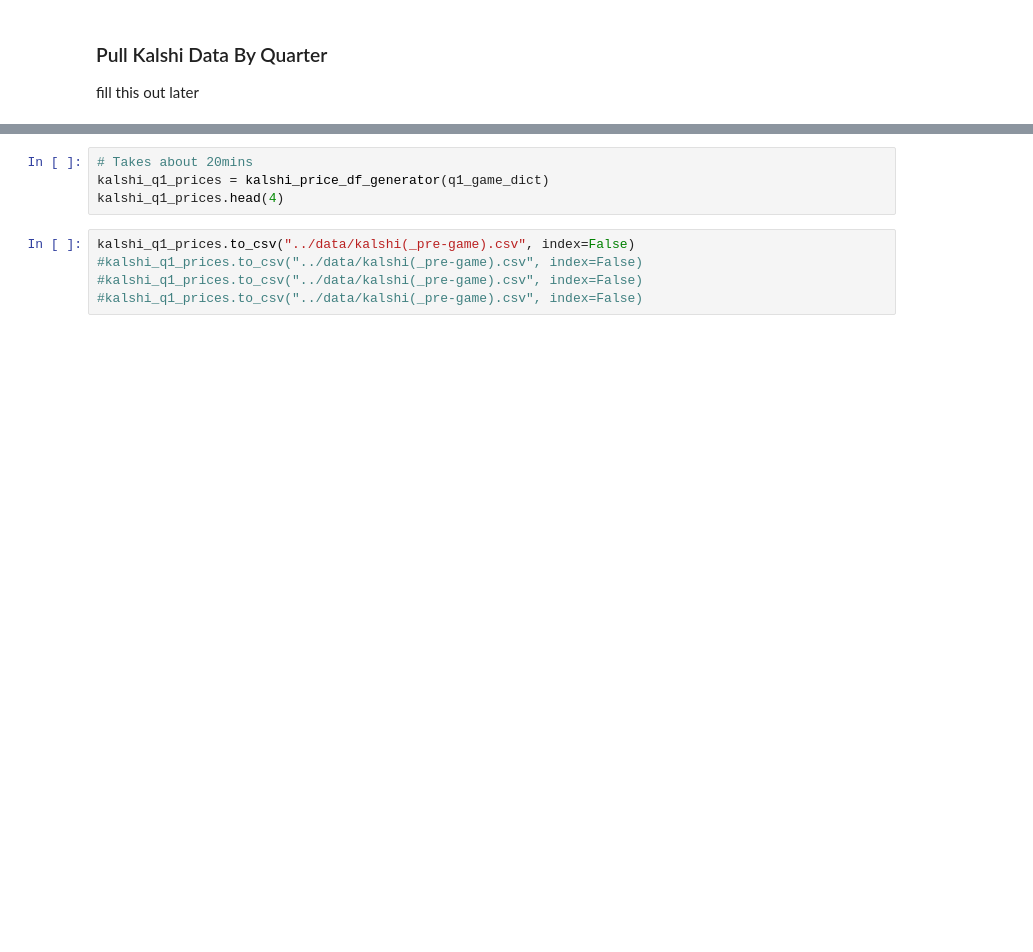
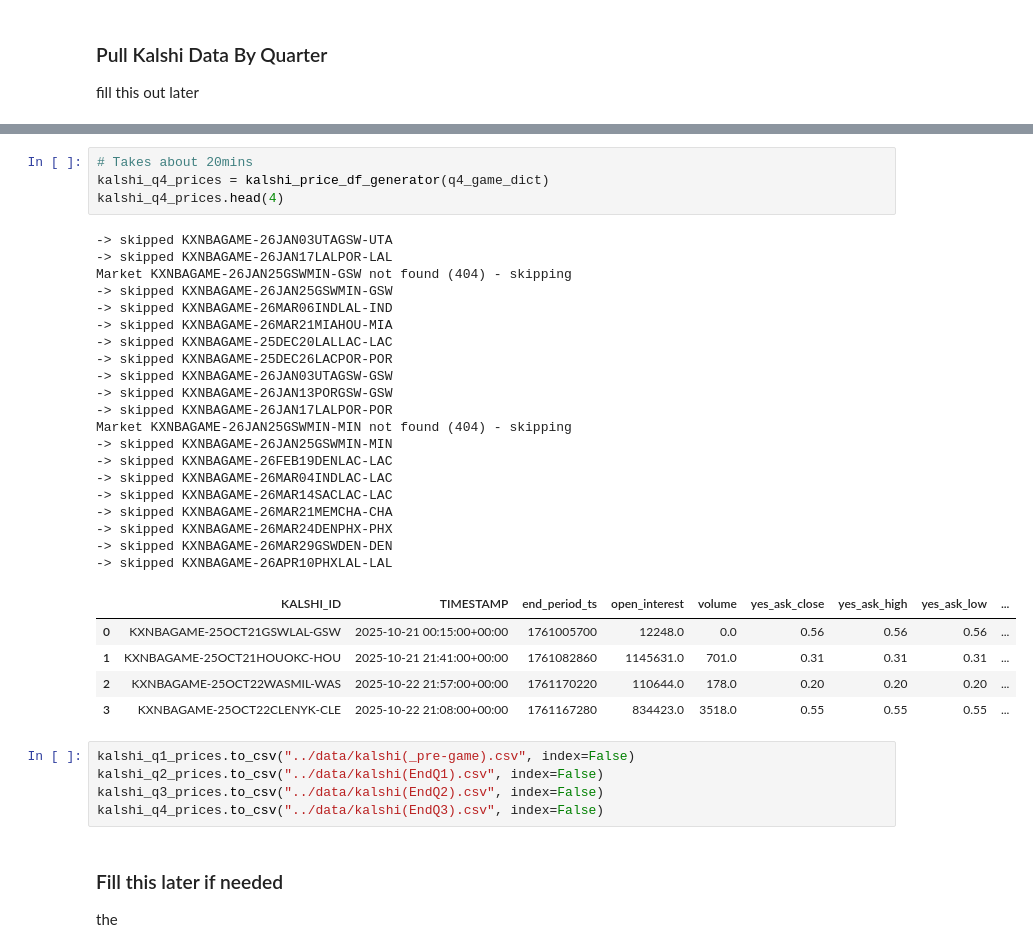
Before and after one commit to brad-hof/Milestone2, a Jupyter notebook: Notebooks/kalshi_data.ipynb, the cells around one changed output, grey strips where cells are left out. Cells and saved outputs as stored; diff of their text form; blank space fills up the shorter version.

```diff
--- a/Notebooks/kalshi_data.ipynb
+++ b/Notebooks/kalshi_data.ipynb
@@ -320,9 +402,39 @@ kalshi_q1_prices.head(4)
 # %%
 # Takes about 20mins
-kalshi_q1_prices = kalshi_price_df_generator(q1_game_dict)
-kalshi_q1_prices.head(4)
+kalshi_q4_prices = kalshi_price_df_generator(q4_game_dict)
+kalshi_q4_prices.head(4)
+# %% [output]
+-> skipped KXNBAGAME-26JAN03UTAGSW-UTA
+-> skipped KXNBAGAME-26JAN17LALPOR-LAL
+Market KXNBAGAME-26JAN25GSWMIN-GSW not found (404) - skipping
+-> skipped KXNBAGAME-26JAN25GSWMIN-GSW
+-> skipped KXNBAGAME-26MAR06INDLAL-IND
+-> skipped KXNBAGAME-26MAR21MIAHOU-MIA
+-> skipped KXNBAGAME-25DEC20LALLAC-LAC
+-> skipped KXNBAGAME-25DEC26LACPOR-POR
+-> skipped KXNBAGAME-26JAN03UTAGSW-GSW
+-> skipped KXNBAGAME-26JAN13PORGSW-GSW
+-> skipped KXNBAGAME-26JAN17LALPOR-POR
+Market KXNBAGAME-26JAN25GSWMIN-MIN not found (404) - skipping
+-> skipped KXNBAGAME-26JAN25GSWMIN-MIN
+-> skipped KXNBAGAME-26FEB19DENLAC-LAC
+-> skipped KXNBAGAME-26MAR04INDLAC-LAC
+-> skipped KXNBAGAME-26MAR14SACLAC-LAC
+-> skipped KXNBAGAME-26MAR21MEMCHA-CHA
+-> skipped KXNBAGAME-26MAR24DENPHX-PHX
+-> skipped KXNBAGAME-26MAR29GSWDEN-DEN
+-> skipped KXNBAGAME-26APR10PHXLAL-LAL
+|  | KALSHI_ID | TIMESTAMP | end_period_ts | open_interest | volume | yes_ask_close | yes_ask_high | yes_ask_low | ... |
+| 0 | KXNBAGAME-25OCT21GSWLAL-GSW | 2025-10-21 00:15:00+00:00 | 1761005700 | 12248.0 | 0.0 | 0.56 | 0.56 | 0.56 | ... |
+| 1 | KXNBAGAME-25OCT21HOUOKC-HOU | 2025-10-21 21:41:00+00:00 | 1761082860 | 1145631.0 | 701.0 | 0.31 | 0.31 | 0.31 | ... |
+| 2 | KXNBAGAME-25OCT22WASMIL-WAS | 2025-10-22 21:57:00+00:00 | 1761170220 | 110644.0 | 178.0 | 0.20 | 0.20 | 0.20 | ... |
+| 3 | KXNBAGAME-25OCT22CLENYK-CLE | 2025-10-22 21:08:00+00:00 | 1761167280 | 834423.0 | 3518.0 | 0.55 | 0.55 | 0.55 | ... |
 # %%
 kalshi_q1_prices.to_csv("../data/kalshi(_pre-game).csv", index=False)
-#kalshi_q1_prices.to_csv("../data/kalshi(_pre-game).csv", index=False)
-#kalshi_q1_prices.to_csv("../data/kalshi(_pre-game).csv", index=False)
-#kalshi_q1_prices.to_csv("../data/kalshi(_pre-game).csv", index=False)
+kalshi_q2_prices.to_csv("../data/kalshi(EndQ1).csv", index=False)
+kalshi_q3_prices.to_csv("../data/kalshi(EndQ2).csv", index=False)
+kalshi_q4_prices.to_csv("../data/kalshi(EndQ3).csv", index=False)
+# %% [markdown]
+### Fill this later if needed
+
+the
```
Also changed, not shown: parts of 12 cells of this notebook, 10 other files.
